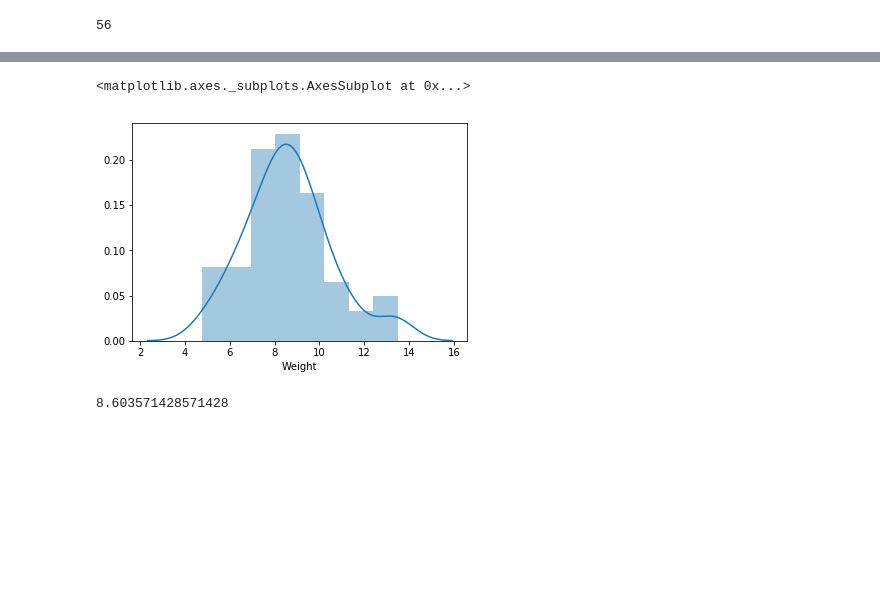
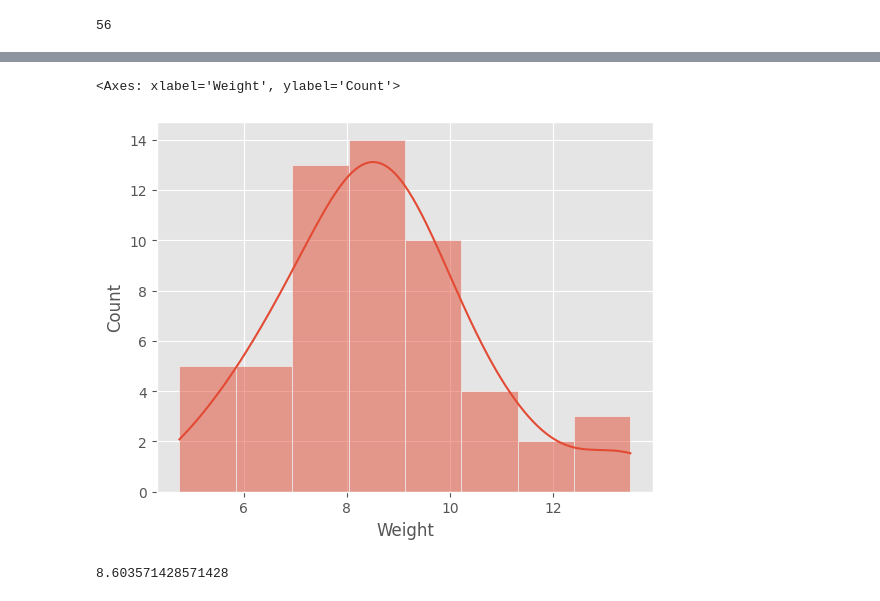
Before and after one commit to galizar/python-FDS, a Jupyter notebook: part_1/lab2/lab2.ipynb, the cells around one changed output, grey strips where cells are left out. Drawn from its saved outputs; the diff is of its cells as text; code cells hidden in the pictures; blank space fills up the shorter version.

```diff
--- a/part_1/lab2/lab2.ipynb
+++ b/part_1/lab2/lab2.ipynb
@@ -4,6 +4,8 @@ import numpy as np
 import pandas as pd
 import matplotlib.pyplot as plt
 import seaborn as sns
+plt.style.use('ggplot')
+#sns.set_theme()
 # %%
 data = pd.read_csv('AnimalData.csv')
 # %%
@@ -120,9 +122,9 @@ sns.distplot(adultDogs['Weight'])
 # %%
 # distribution of adult cats weight
-sns.distplot(adultCats['Weight'])
+sns.histplot(adultCats['Weight'], kde=True)
 # %% [output]
-<matplotlib.axes._subplots.AxesSubplot at 0x...>
+<Axes: xlabel='Weight', ylabel='Count'>
-[figure, old version]
+[figure, new version]
 # %%
 # average weight of adult cats (pounds)
 catWeightMean = adultCats.Weight.mean()
```
Also changed, not shown: parts of 3 cells of this notebook, 5 other files.
